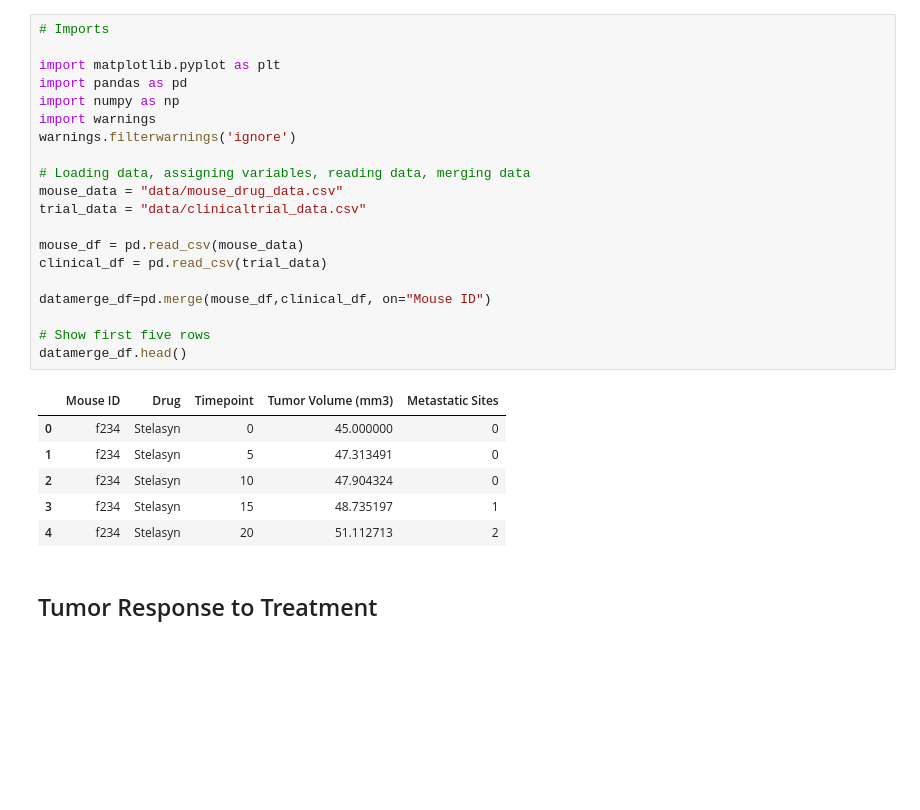
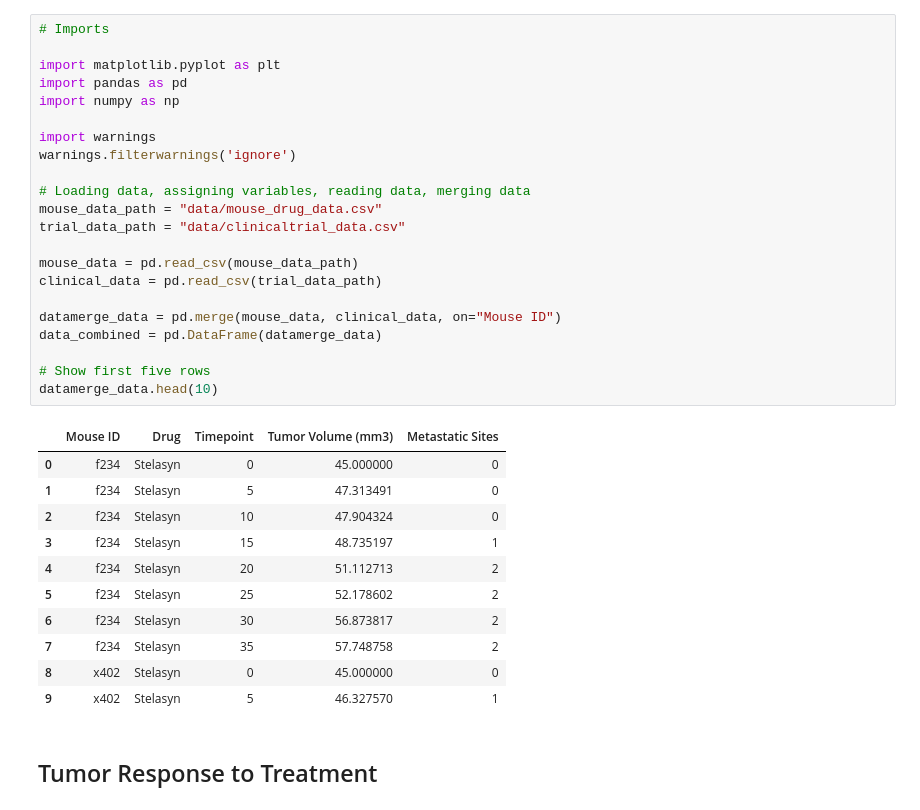
Before and after one commit to pro4424/matplotlib-challenge, a Jupyter notebook: Pymaceuticals/pymaceuticals.ipynb, the cells around one changed output. Drawn from its saved outputs; the diff is of its cells as text; blank space fills up the shorter version.

```diff
--- a/Pymaceuticals/pymaceuticals.ipynb
+++ b/Pymaceuticals/pymaceuticals.ipynb
@@ -1,30 +1,37 @@
 # %%
 # Imports
 
 import matplotlib.pyplot as plt
 import pandas as pd
 import numpy as np
+
 import warnings
 warnings.filterwarnings('ignore')
 
 # Loading data, assigning variables, reading data, merging data
-mouse_data = "data/mouse_drug_data.csv"
-trial_data = "data/clinicaltrial_data.csv"
+mouse_data_path = "data/mouse_drug_data.csv"
+trial_data_path = "data/clinicaltrial_data.csv"
 
-mouse_df = pd.read_csv(mouse_data)
-clinical_df = pd.read_csv(trial_data)
+mouse_data = pd.read_csv(mouse_data_path)
+clinical_data = pd.read_csv(trial_data_path)
 
-datamerge_df=pd.merge(mouse_df,clinical_df, on="Mouse ID")
+datamerge_data = pd.merge(mouse_data, clinical_data, on="Mouse ID")
+data_combined = pd.DataFrame(datamerge_data)
 
 # Show first five rows
-datamerge_df.head()
+datamerge_data.head(10)
 # %% [output]
 |  | Mouse ID | Drug | Timepoint | Tumor Volume (mm3) | Metastatic Sites |
 | 0 | f234 | Stelasyn | 0 | 45.000000 | 0 |
 | 1 | f234 | Stelasyn | 5 | 47.313491 | 0 |
 | 2 | f234 | Stelasyn | 10 | 47.904324 | 0 |
 | 3 | f234 | Stelasyn | 15 | 48.735197 | 1 |
 | 4 | f234 | Stelasyn | 20 | 51.112713 | 2 |
+| 5 | f234 | Stelasyn | 25 | 52.178602 | 2 |
+| 6 | f234 | Stelasyn | 30 | 56.873817 | 2 |
+| 7 | f234 | Stelasyn | 35 | 57.748758 | 2 |
+| 8 | x402 | Stelasyn | 0 | 45.000000 | 0 |
+| 9 | x402 | Stelasyn | 5 | 46.327570 | 1 |
 # %% [markdown]
 ## Tumor Response to Treatment
 # %%
```
Also changed, not shown: parts of 10 cells of this notebook, 1 other file.
